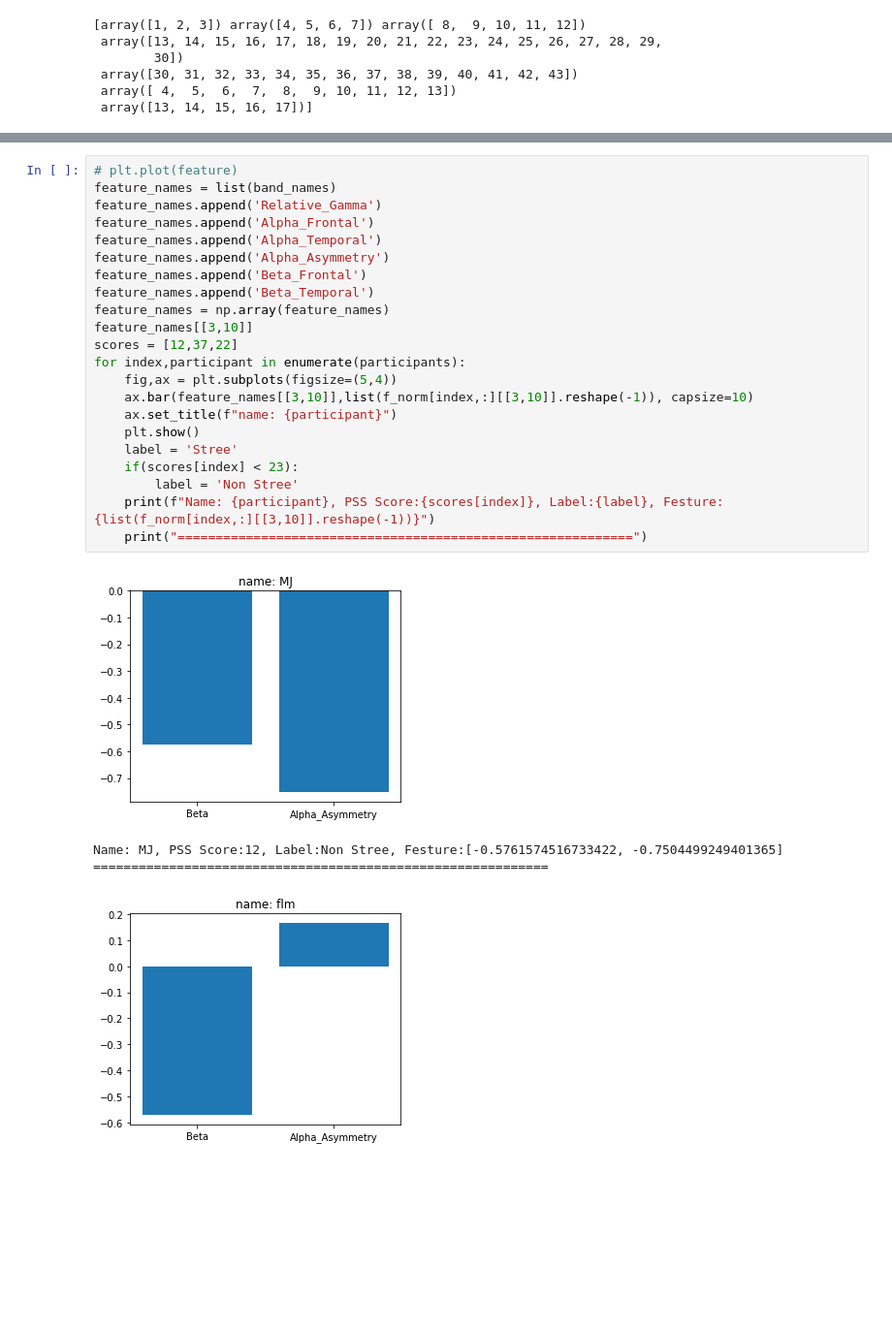
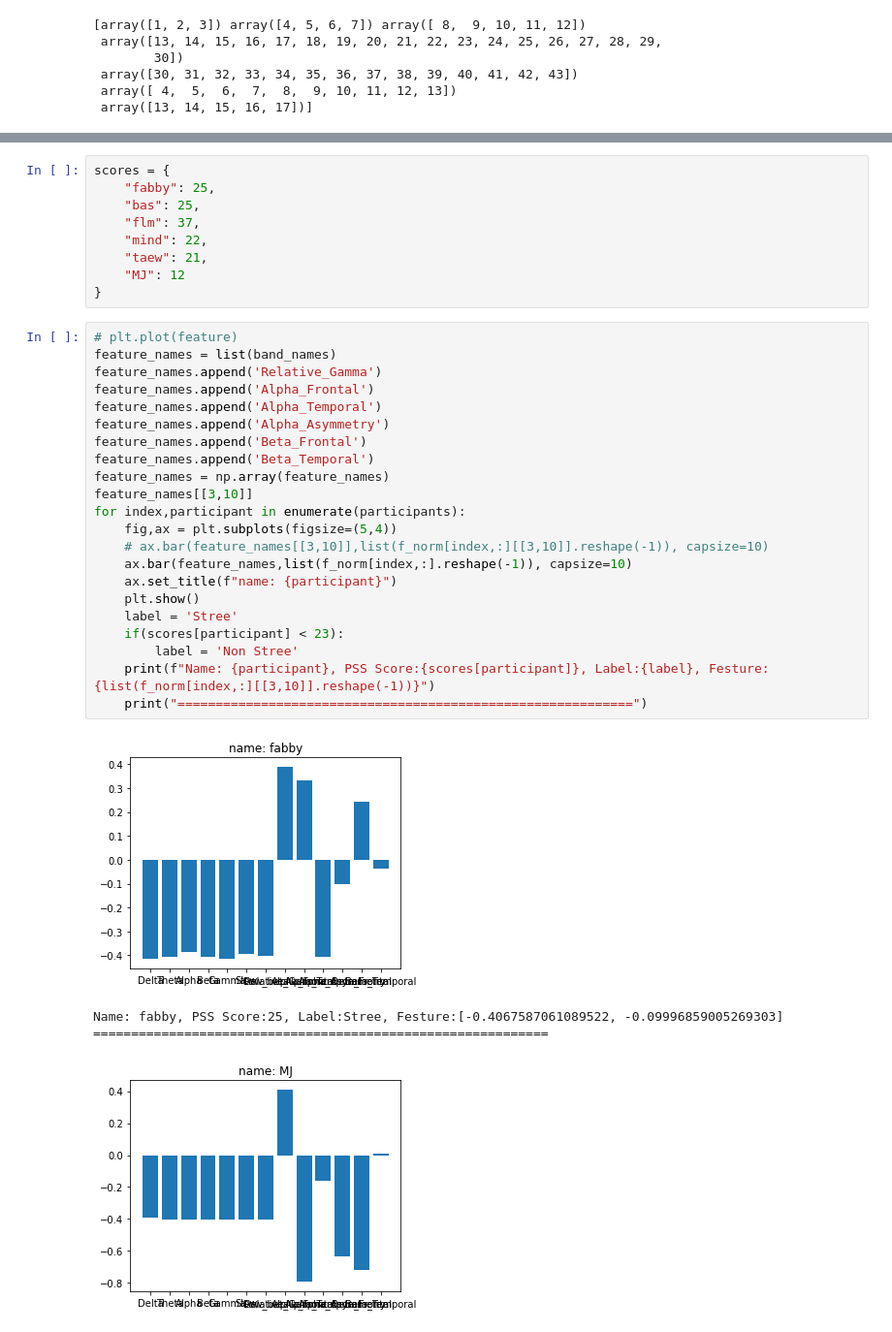
Before and after one commit to akraradets/2021JanHCI, a Jupyter notebook: 1.5.1-Rapid/analyze.ipynb, the cells around one changed output, grey strips where cells are left out. Shown at 97% size. Cells and saved outputs as stored; diff of their text form; blank space fills up the shorter version.

Commit message:
update participant

```diff
--- a/1.5.1-Rapid/analyze.ipynb
+++ b/1.5.1-Rapid/analyze.ipynb
@@ -170,27 +182,36 @@ print(f_norm.shape)
+# %%
+scores = {
+    "fabby": 25,
+    "bas": 25,
+    "flm": 37,
+    "mind": 22,
+    "taew": 21,
+    "MJ": 12
+}
 # %%
 # plt.plot(feature)
 feature_names = list(band_names)
 feature_names.append('Relative_Gamma')
 feature_names.append('Alpha_Frontal')
 feature_names.append('Alpha_Temporal')
 feature_names.append('Alpha_Asymmetry')
 feature_names.append('Beta_Frontal')
 feature_names.append('Beta_Temporal')
 feature_names = np.array(feature_names)
 feature_names[[3,10]]
-scores = [12,37,22]
 for index,participant in enumerate(participants):
     fig,ax = plt.subplots(figsize=(5,4))
-    ax.bar(feature_names[[3,10]],list(f_norm[index,:][[3,10]].reshape(-1)), capsize=10)
+    # ax.bar(feature_names[[3,10]],list(f_norm[index,:][[3,10]].reshape(-1)), capsize=10)
+    ax.bar(feature_names,list(f_norm[index,:].reshape(-1)), capsize=10)
     ax.set_title(f"name: {participant}")
     plt.show()
     label = 'Stree'
-    if(scores[index] < 23):
+    if(scores[participant] < 23):
         label = 'Non Stree'
-    print(f"Name: {participant}, PSS Score:{scores[index]}, Label:{label}, Festure:{list(f_norm[index,:][[3,10]].reshape(-1))}")
+    print(f"Name: {participant}, PSS Score:{scores[participant]}, Label:{label}, Festure:{list(f_norm[index,:][[3,10]].reshape(-1))}")
     print("============================================================")
 # %% [output]
-[figure, old version]
+[figure, new version]
-Name: MJ, PSS Score:12, Label:Non Stree, Festure:[-0.5761574516733422, -0.7504499249401365]
+Name: fabby, PSS Score:25, Label:Stree, Festure:[-0.4067587061089522, -0.09996859005269303]
 ============================================================
-[figure, old version]
+[figure, new version]
```
Also changed, not shown: parts of 7 cells of this notebook, 3 other files.
